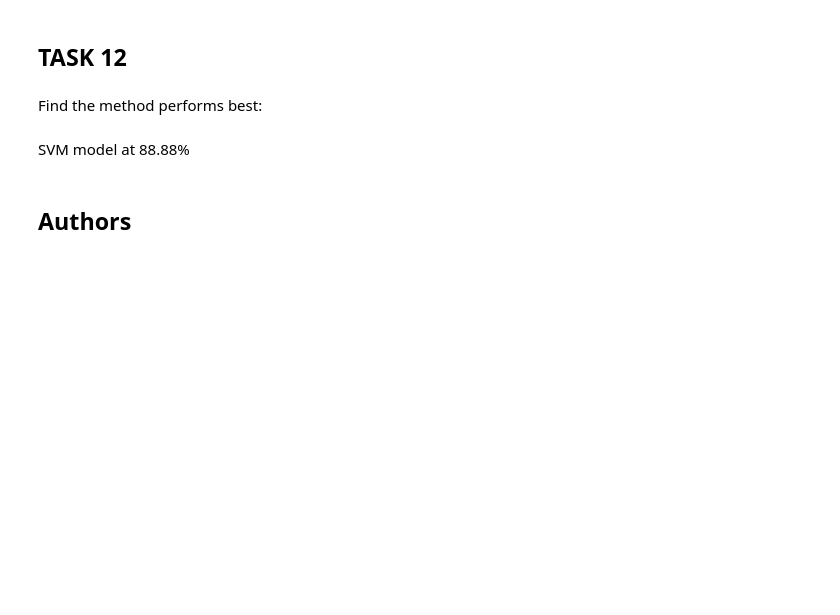
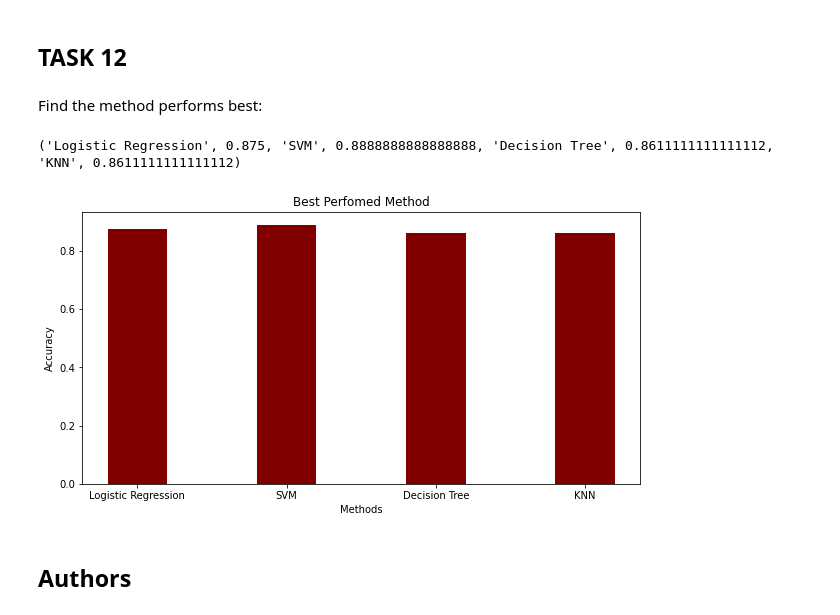
Before and after one commit to 1MrBluez1/Development, a Jupyter notebook: IBM Week 4 Predictive Analysis.ipynb, the cells around one changed output. Drawn from its saved outputs; the diff is of its cells as text; code cells hidden in the pictures; blank space fills up the shorter version.

```diff
--- a/IBM Week 4 Predictive Analysis.ipynb
+++ b/IBM Week 4 Predictive Analysis.ipynb
@@ -261,0 +249,5 @@ svm_cv.score(X_train, Y_train)
+# %%
+accuracy.append(logreg_cv.score(X_test,Y_test))
+methods.append('support vector machine')
+svm = svm_cv.score(X_train, Y_train)
+svm
@@ -306,0 +297,5 @@ tree_cv.score(X_train, Y_train)
+# %%
+accuracy.append(tree_cv.score(X_test,Y_test))
+methods.append('decision tree classifier')
+tree = tree_cv.score(X_train, Y_train)
+tree
@@ -345,0 +339,5 @@ knn_cv.score(X_train, Y_train)
+# %%
+accuracy.append(tree_cv.score(X_test,Y_test))
+methods.append('k nearest neighbors')
+knn = knn_cv.score(X_train, Y_train)
+knn
@@ -354,8 +354,31 @@ plot_confusion_matrix(Y_test,yhat)
 ## TASK  12
 # %% [markdown]
 Find the method performs best:
-# %% [markdown]
-SVM model at 88.88%
+# %%
+#SVM model at 88.88%
+method = "Logistic Regression", lg, "SVM",svm, "Decision Tree",tree,"KNN", knn
+methods = lg,svm, tree, knn
+type = "Logistic Regression", "SVM", "Decision Tree", "KNN"
+print(method)
+# %% [output]
+('Logistic Regression', 0.875, 'SVM', 0.8888888888888888, 'Decision Tree', 0.8611111111111112, 'KNN', 0.8611111111111112)
+# %%
+import numpy as np
+import matplotlib.pyplot as plt
+
+
+fig = plt.figure(figsize = (10, 5))
+
+# creating the bar plot
+plt.bar(type, methods, color ='maroon',
+        width = 0.4)
+
+plt.xlabel("Methods")
+plt.ylabel("Accuracy")
+plt.title("Best Perfomed Method")
+plt.show()
+# %% [output]
+[figure, added]
 # %% [markdown]
 ## Authors
 # %% [markdown]
```
Also changed, not shown: parts of 11 cells of this notebook.
